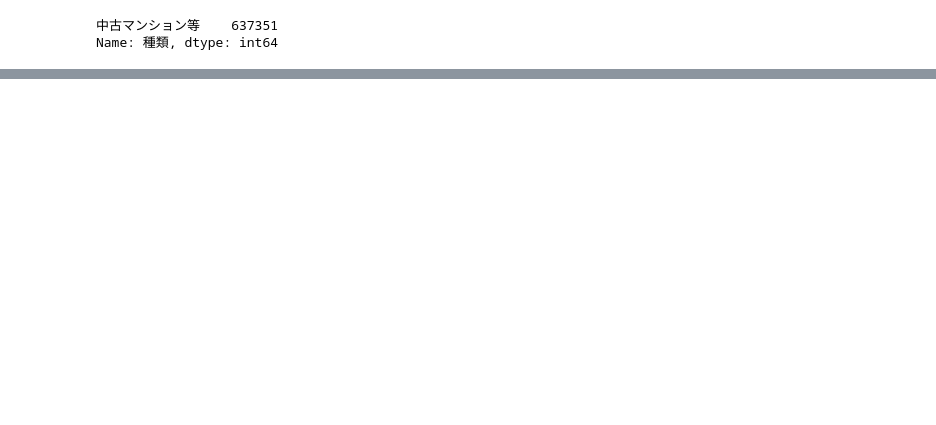
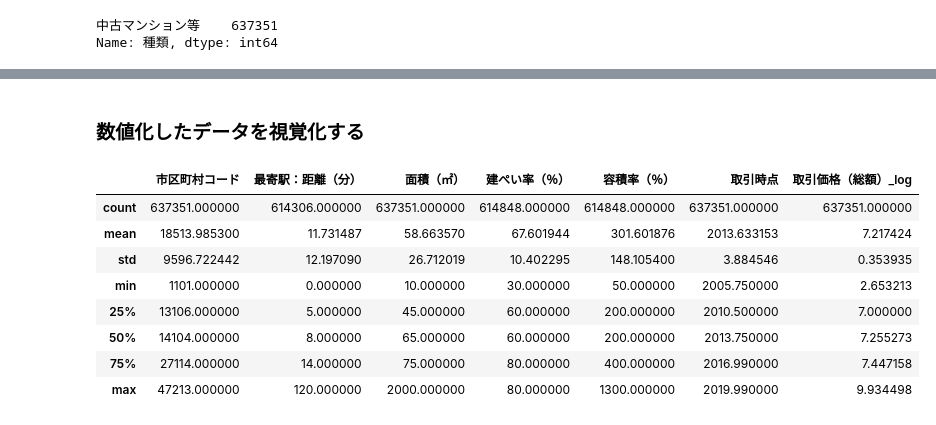
Before and after one commit to naitoyuma7110/DataAnlysDemo, a Jupyter notebook: workspace/DataAnlysis.ipynb, the cells around one changed output, grey strips where cells are left out. Drawn from its saved outputs; the diff is of its cells as text; code cells hidden in the pictures; blank space fills up the shorter version.

```diff
--- a/workspace/DataAnlysis.ipynb
+++ b/workspace/DataAnlysis.ipynb
@@ -171,0 +299,4 @@ df = df.drop("種類", axis=1)
+# %%
+# 2000以上を2000に変換
+df["面積（㎡）"] = df["面積（㎡）"].replace("2000㎡以上",2000).astype(float)
+df["面積（㎡）"].value_counts()
@@ -171,0 +447,14 @@ df = df.drop("種類", axis=1)
+# %% [markdown]
+### 数値化したデータを視覚化する
+# %%
+df.describe()
+# %% [output]
+|  | 市区町村コード | 最寄駅：距離（分） | 面積（㎡） | 建ぺい率（％） | 容積率（％） | 取引時点 | 取引価格（総額）_log |
+| count | 637351.000000 | 614306.000000 | 637351.000000 | 614848.000000 | 614848.000000 | 637351.000000 | 637351.000000 |
+| mean | 18513.985300 | 11.731487 | 58.663570 | 67.601944 | 301.601876 | 2013.633153 | 7.217424 |
+| std | 9596.722442 | 12.197090 | 26.712019 | 10.402295 | 148.105400 | 3.884546 | 0.353935 |
+| min | 1101.000000 | 0.000000 | 10.000000 | 30.000000 | 50.000000 | 2005.750000 | 2.653213 |
+| 25% | 13106.000000 | 5.000000 | 45.000000 | 60.000000 | 200.000000 | 2010.500000 | 7.000000 |
+| 50% | 14104.000000 | 8.000000 | 65.000000 | 60.000000 | 200.000000 | 2013.750000 | 7.255273 |
+| 75% | 27114.000000 | 14.000000 | 75.000000 | 80.000000 | 400.000000 | 2016.990000 | 7.447158 |
+| max | 47213.000000 | 120.000000 | 2000.000000 | 80.000000 | 1300.000000 | 2019.990000 | 9.934498 |
```
Also changed, not shown: parts of 22 cells of this notebook.
